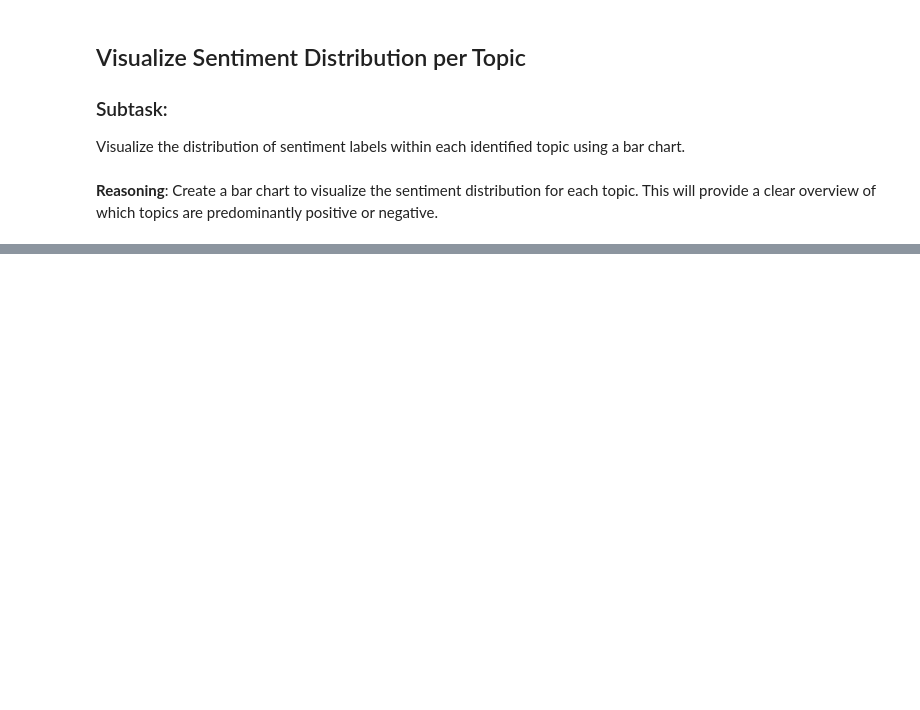
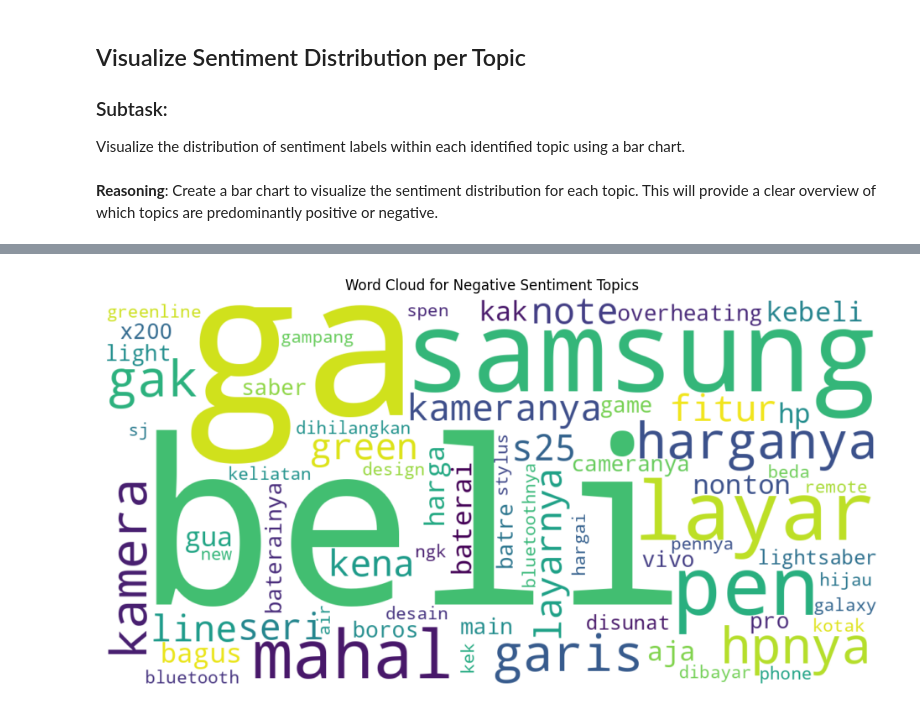
Before and after one commit to erlanggadewasakti/Sentiment-Analysis-Review-Steam, a Jupyter notebook: roberta/non-transform/2e-5.ipynb, the cells around one changed output, grey strips where cells are left out. Saved outputs shown, nothing was run; the diff lists cells and outputs as text; code cells hidden in the pictures; blank space fills up the shorter version.

```diff
--- a/roberta/non-transform/2e-5.ipynb
+++ b/roberta/non-transform/2e-5.ipynb
@@ -1305,0 +1338,24 @@ Visualizing the most negative topics:
+# %%
+# Filter topic_info to find topics with a majority negative sentiment (> 50%)
+negative_topics_info = topic_info[topic_info['Topic'].isin(negative_topics)]
+
+# Get representative words for negative topics and filter out stop words
+negative_words = []
+for words in negative_topics_info['Representation']:
+    filtered_words = [word for word in words if word.lower() not in stop_words]
+    negative_words.extend(filtered_words)
+
+# Generate and display wordcloud for negative sentiment
+if negative_words:
+    all_negative_words = ' '.join(negative_words)
+    wordcloud_negative = WordCloud(width=1200, height=600, background_color='white', max_words=200).generate(all_negative_words)
+
+    plt.figure(figsize=(12, 6))
+    plt.imshow(wordcloud_negative, interpolation='bilinear')
+    plt.axis('off')
+    plt.title('Word Cloud for Negative Sentiment Topics')
+    plt.show()
+else:
+    print("No words found for negative sentiment topics.")
+# %% [output]
+[figure, added]
```
Also changed, not shown: parts of 15 cells of this notebook.
